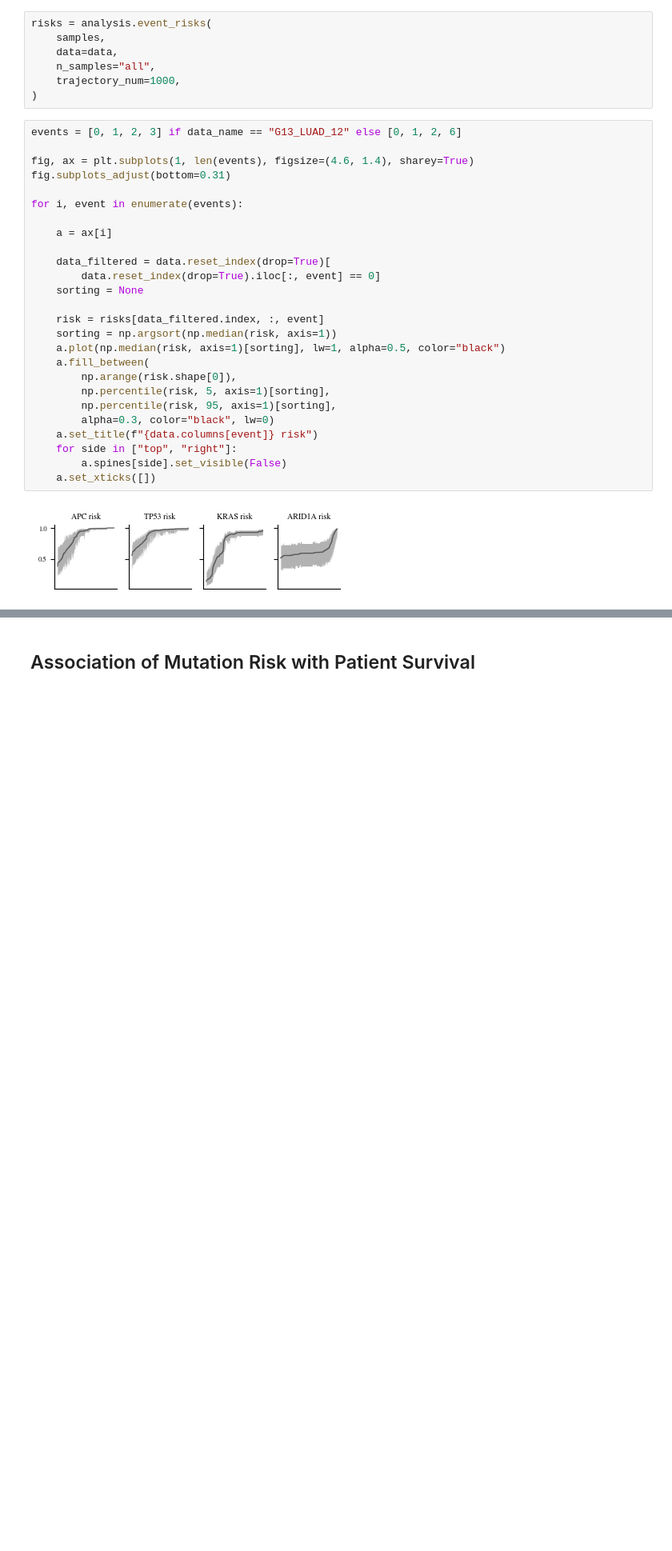
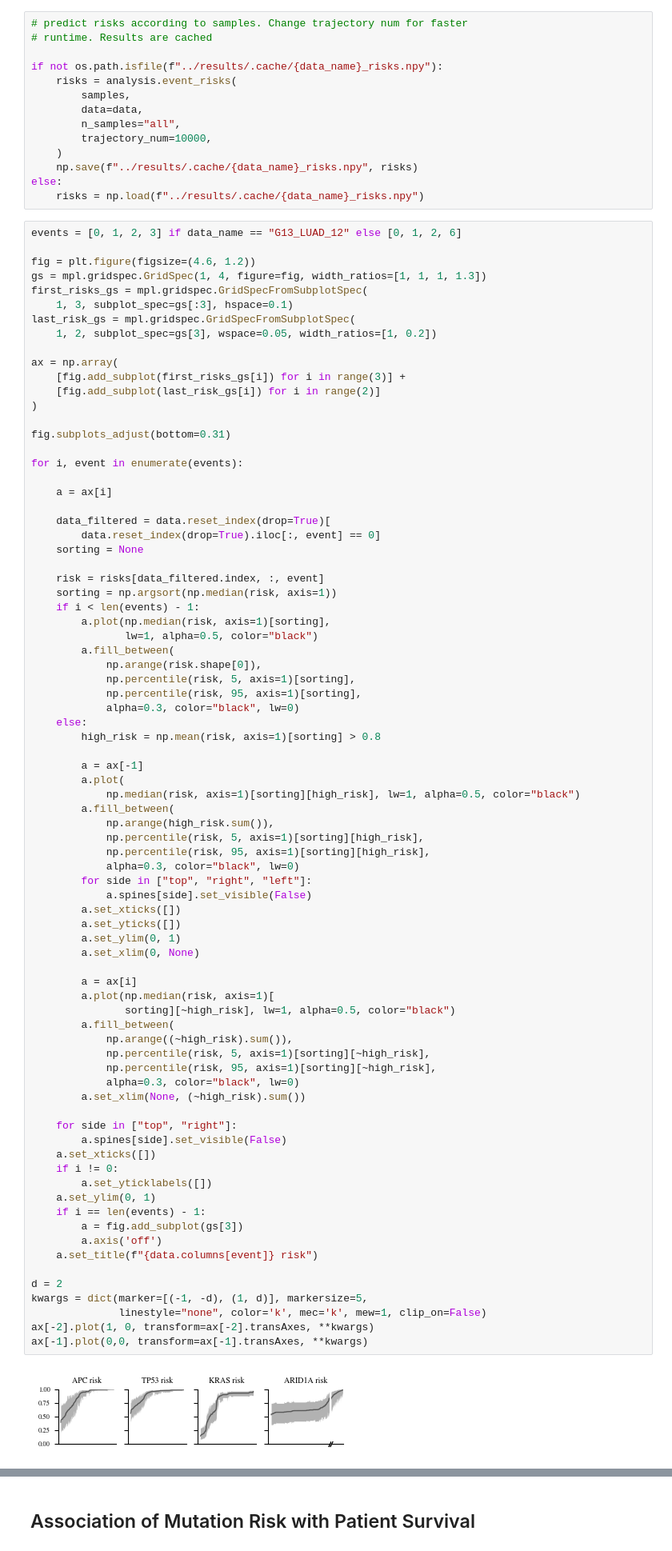
Before and after one commit to huy29433/MCMC-sampling-for-MHN, a Jupyter notebook: analysis/mutation_risk.ipynb, the cells around one changed output, grey strips where cells are left out. Shown at 80% size. Saved outputs shown, nothing was run; the diff lists cells and outputs as text; blank space fills up the shorter version.

Commit message:
update analysis notebooks

```diff
--- a/analysis/mutation_risk.ipynb
+++ b/analysis/mutation_risk.ipynb
@@ -29,35 +29,95 @@ data = pd.read_csv(f"../data/{data_name}.csv", index_col=0)
 # %%
-risks = analysis.event_risks(
-    samples,
-    data=data,
-    n_samples="all",
-    trajectory_num=1000,
-)
+# predict risks according to samples. Change trajectory num for faster
+# runtime. Results are cached
+
+if not os.path.isfile(f"../results/.cache/{data_name}_risks.npy"):
+    risks = analysis.event_risks(
+        samples,
+        data=data,
+        n_samples="all",
+        trajectory_num=10000,
+    )
+    np.save(f"../results/.cache/{data_name}_risks.npy", risks)
+else:
+    risks = np.load(f"../results/.cache/{data_name}_risks.npy")
 # %%
 events = [0, 1, 2, 3] if data_name == "G13_LUAD_12" else [0, 1, 2, 6]
 
-fig, ax = plt.subplots(1, len(events), figsize=(4.6, 1.4), sharey=True)
+fig = plt.figure(figsize=(4.6, 1.2))
+gs = mpl.gridspec.GridSpec(1, 4, figure=fig, width_ratios=[1, 1, 1, 1.3])
+first_risks_gs = mpl.gridspec.GridSpecFromSubplotSpec(
+    1, 3, subplot_spec=gs[:3], hspace=0.1)
+last_risk_gs = mpl.gridspec.GridSpecFromSubplotSpec(
+    1, 2, subplot_spec=gs[3], wspace=0.05, width_ratios=[1, 0.2])
+
+ax = np.array(
+    [fig.add_subplot(first_risks_gs[i]) for i in range(3)] +
+    [fig.add_subplot(last_risk_gs[i]) for i in range(2)]
+)
+
 fig.subplots_adjust(bottom=0.31)
 
 for i, event in enumerate(events):
 
     a = ax[i]
 
     data_filtered = data.reset_index(drop=True)[
         data.reset_index(drop=True).iloc[:, event] == 0]
     sorting = None
 
     risk = risks[data_filtered.index, :, event]
     sorting = np.argsort(np.median(risk, axis=1))
-    a.plot(np.median(risk, axis=1)[sorting], lw=1, alpha=0.5, color="black")
-    a.fill_between(
-        np.arange(risk.shape[0]),
-        np.percentile(risk, 5, axis=1)[sorting],
-        np.percentile(risk, 95, axis=1)[sorting],
-        alpha=0.3, color="black", lw=0)
-    a.set_title(f"{data.columns[event]} risk")
+    if i < len(events) - 1:
+        a.plot(np.median(risk, axis=1)[sorting],
+               lw=1, alpha=0.5, color="black")
+        a.fill_between(
+            np.arange(risk.shape[0]),
+            np.percentile(risk, 5, axis=1)[sorting],
+            np.percentile(risk, 95, axis=1)[sorting],
+            alpha=0.3, color="black", lw=0)
+    else:
+        high_risk = np.mean(risk, axis=1)[sorting] > 0.8
+
+        a = ax[-1]
+        a.plot(
+            np.median(risk, axis=1)[sorting][high_risk], lw=1, alpha=0.5, color="black")
+        a.fill_between(
+            np.arange(high_risk.sum()),
+            np.percentile(risk, 5, axis=1)[sorting][high_risk],
+            np.percentile(risk, 95, axis=1)[sorting][high_risk],
+            alpha=0.3, color="black", lw=0)
+        for side in ["top", "right", "left"]:
+            a.spines[side].set_visible(False)
+        a.set_xticks([])
+        a.set_yticks([])
+        a.set_ylim(0, 1)
+        a.set_xlim(0, None)
+
+        a = ax[i]
+        a.plot(np.median(risk, axis=1)[
+               sorting][~high_risk], lw=1, alpha=0.5, color="black")
+        a.fill_between(
+            np.arange((~high_risk).sum()),
+            np.percentile(risk, 5, axis=1)[sorting][~high_risk],
+            np.percentile(risk, 95, axis=1)[sorting][~high_risk],
+            alpha=0.3, color="black", lw=0)
+        a.set_xlim(None, (~high_risk).sum())
+
     for side in ["top", "right"]:
         a.spines[side].set_visible(False)
     a.set_xticks([])
+    if i != 0:
+        a.set_yticklabels([])
+    a.set_ylim(0, 1)
+    if i == len(events) - 1:
+        a = fig.add_subplot(gs[3])
+        a.axis('off')
+    a.set_title(f"{data.columns[event]} risk")
+
+d = 2
+kwargs = dict(marker=[(-1, -d), (1, d)], markersize=5,
+              linestyle="none", color='k', mec='k', mew=1, clip_on=False)
+ax[-2].plot(1, 0, transform=ax[-2].transAxes, **kwargs)
+ax[-1].plot(0,0, transform=ax[-1].transAxes, **kwargs)
 # %% [output]
-[figure, old version]
+[figure, new version]
```
Also changed, not shown: parts of 8 cells of this notebook, 3 other files.
